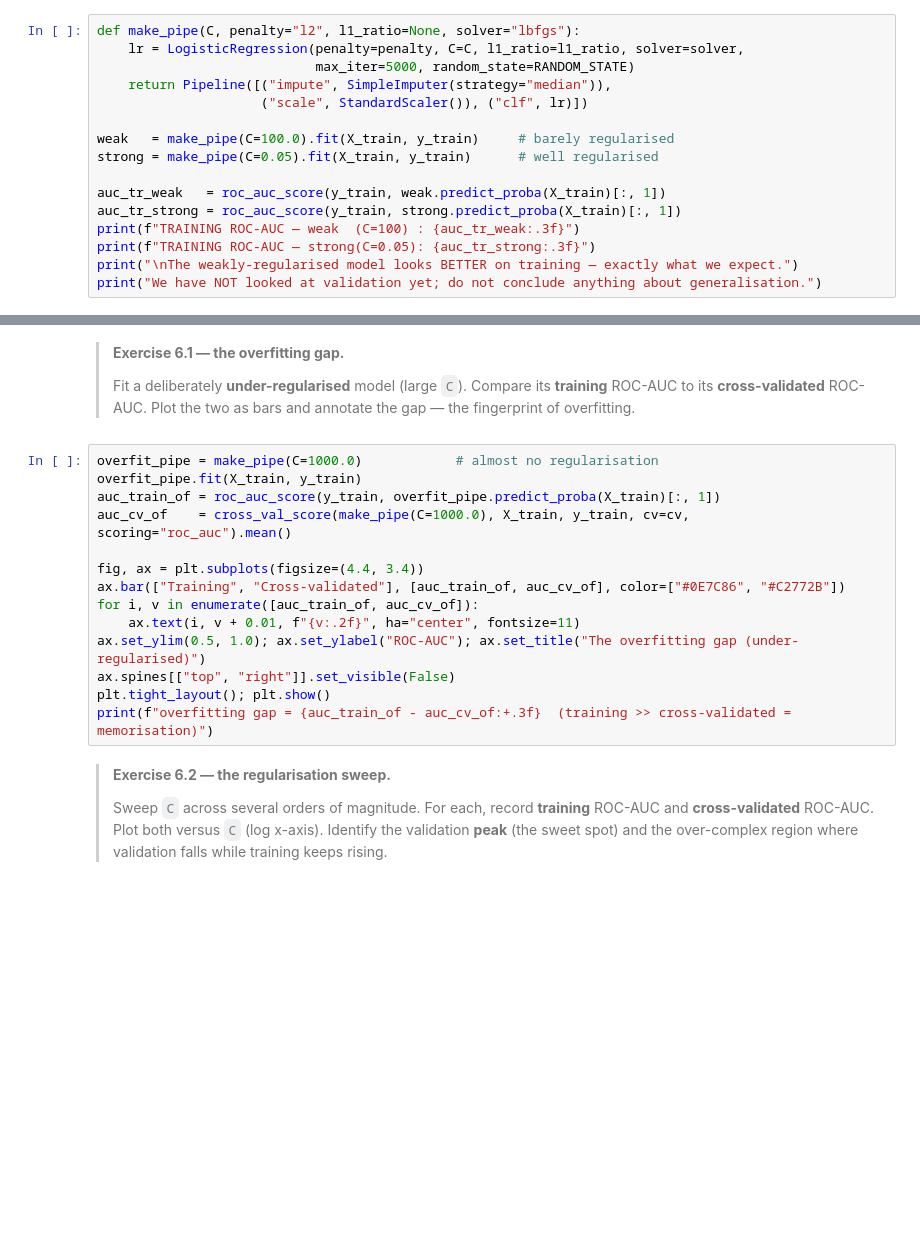
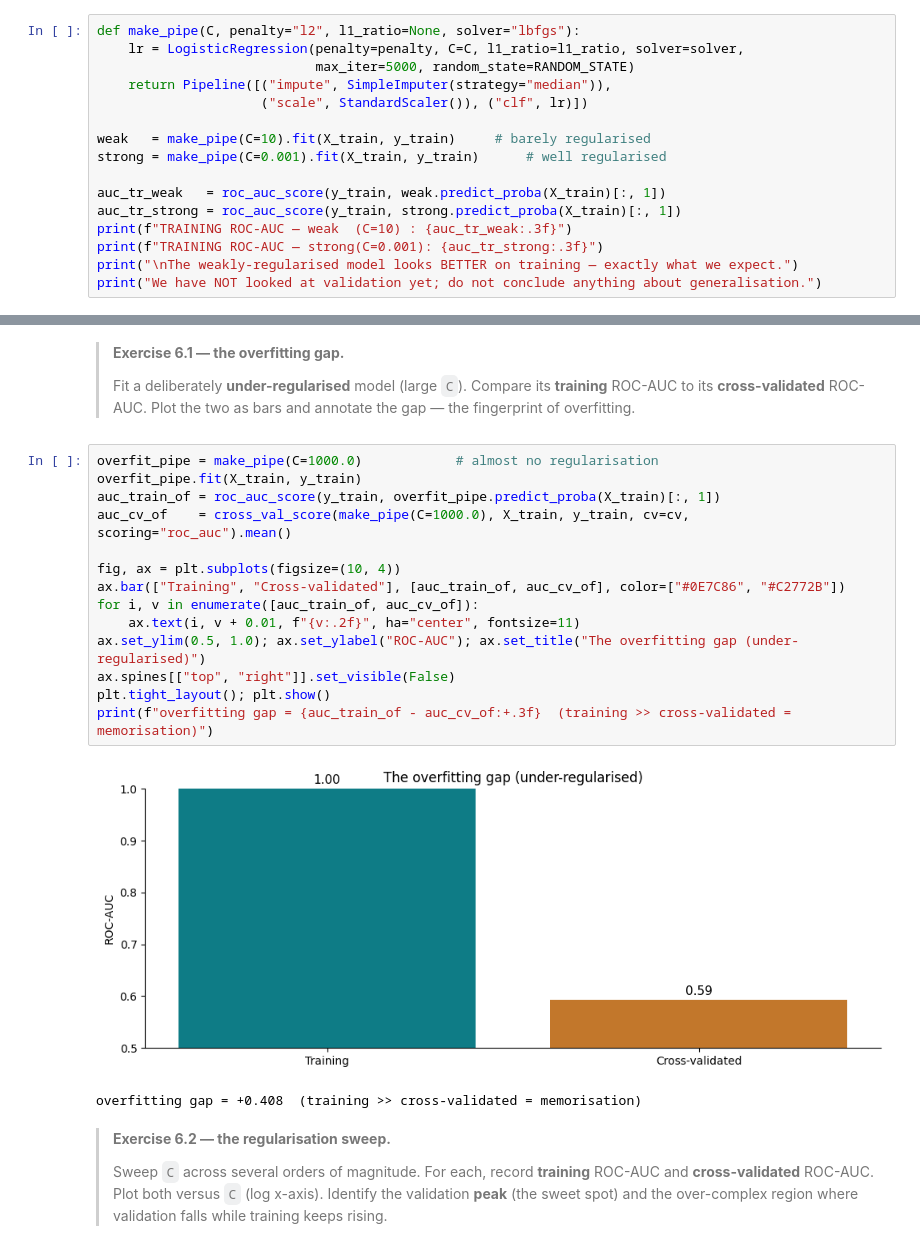
Before and after one commit to zhanyinx/ml26, a Jupyter notebook: solutions/lesson02_baseline_model/notebooks/lesson02_solutions.ipynb, the cells around one changed output, grey strips where cells are left out. Saved outputs shown, nothing was run; the diff lists cells and outputs as text; blank space fills up the shorter version.

```diff
--- a/solutions/lesson02_baseline_model/notebooks/lesson02_solutions.ipynb
+++ b/solutions/lesson02_baseline_model/notebooks/lesson02_solutions.ipynb
@@ -299,12 +324,12 @@ def make_pipe(C, penalty="l2", l1_ratio=None, solver="lbfgs"):
     return Pipeline([("impute", SimpleImputer(strategy="median")),
                      ("scale", StandardScaler()), ("clf", lr)])
 
-weak   = make_pipe(C=100.0).fit(X_train, y_train)     # barely regularised
-strong = make_pipe(C=0.05).fit(X_train, y_train)      # well regularised
+weak   = make_pipe(C=10).fit(X_train, y_train)     # barely regularised
+strong = make_pipe(C=0.001).fit(X_train, y_train)      # well regularised
 
 auc_tr_weak   = roc_auc_score(y_train, weak.predict_proba(X_train)[:, 1])
 auc_tr_strong = roc_auc_score(y_train, strong.predict_proba(X_train)[:, 1])
-print(f"TRAINING ROC-AUC — weak  (C=100) : {auc_tr_weak:.3f}")
-print(f"TRAINING ROC-AUC — strong(C=0.05): {auc_tr_strong:.3f}")
+print(f"TRAINING ROC-AUC — weak  (C=10) : {auc_tr_weak:.3f}")
+print(f"TRAINING ROC-AUC — strong(C=0.001): {auc_tr_strong:.3f}")
 print("\nThe weakly-regularised model looks BETTER on training — exactly what we expect.")
 print("We have NOT looked at validation yet; do not conclude anything about generalisation.")
@@ -500,17 +568,20 @@ regularisation sweep that reveals the validation sweet spot.
 # %%
 overfit_pipe = make_pipe(C=1000.0)            # almost no regularisation
 overfit_pipe.fit(X_train, y_train)
 auc_train_of = roc_auc_score(y_train, overfit_pipe.predict_proba(X_train)[:, 1])
 auc_cv_of    = cross_val_score(make_pipe(C=1000.0), X_train, y_train, cv=cv, scoring="roc_auc").mean()
 
-fig, ax = plt.subplots(figsize=(4.4, 3.4))
+fig, ax = plt.subplots(figsize=(10, 4))
 ax.bar(["Training", "Cross-validated"], [auc_train_of, auc_cv_of], color=["#0E7C86", "#C2772B"])
 for i, v in enumerate([auc_train_of, auc_cv_of]):
     ax.text(i, v + 0.01, f"{v:.2f}", ha="center", fontsize=11)
 ax.set_ylim(0.5, 1.0); ax.set_ylabel("ROC-AUC"); ax.set_title("The overfitting gap (under-regularised)")
 ax.spines[["top", "right"]].set_visible(False)
 plt.tight_layout(); plt.show()
 print(f"overfitting gap = {auc_train_of - auc_cv_of:+.3f}  (training >> cross-validated = memorisation)")
+# %% [output]
+[figure, added]
+overfitting gap = +0.408  (training >> cross-validated = memorisation)
 # %% [markdown]
 > **Exercise 6.2 — the regularisation sweep.**
 >
```
Also changed, not shown: parts of 15 cells of this notebook, 1 other file.
